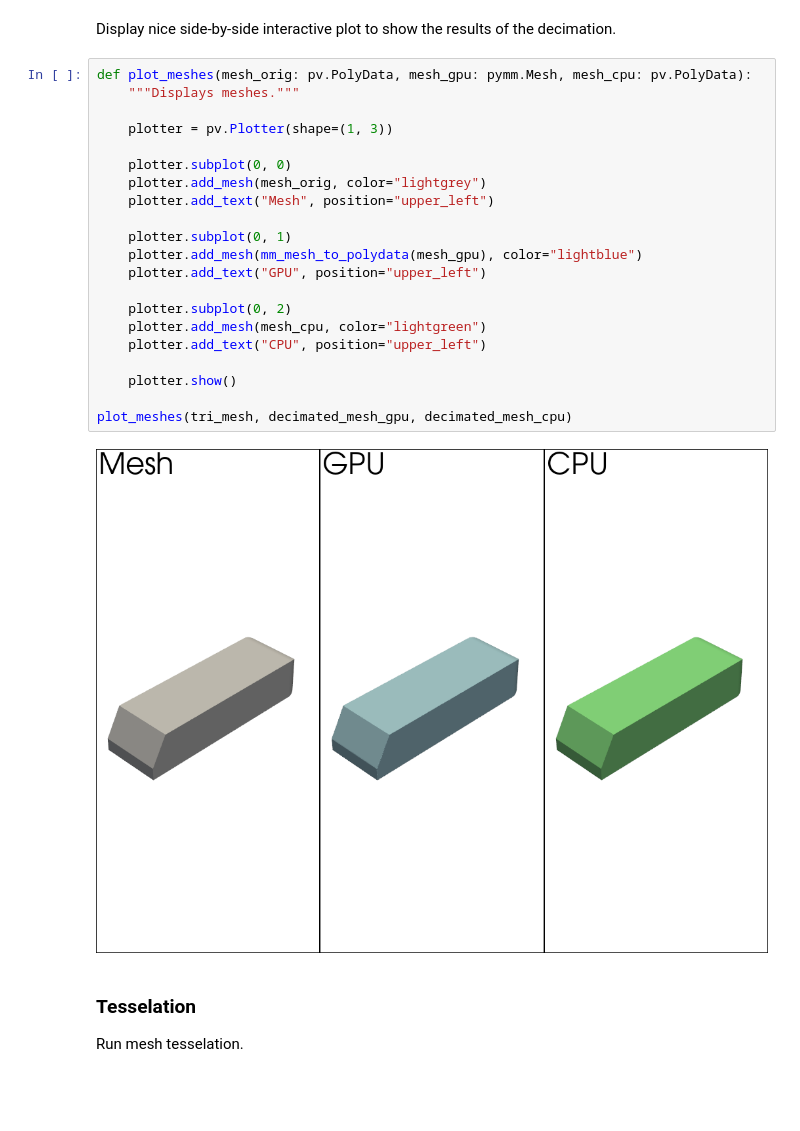
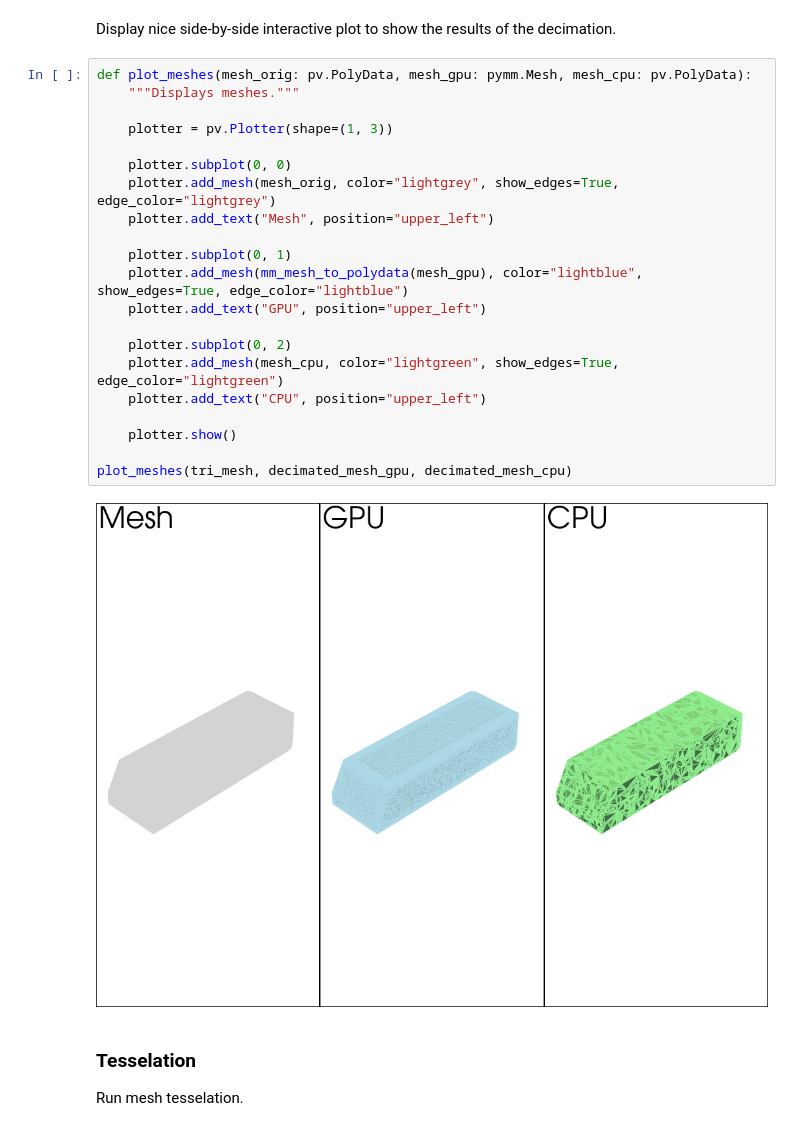
Before and after one commit to Alexey-Kamenev/Displacement-MicroMap-Toolkit, a Jupyter notebook: micromesh_python/notebook/remeshing.ipynb, the cells around one changed output. Saved outputs shown, nothing was run; the diff lists cells and outputs as text; blank space fills up the shorter version.

Commit message:
Add edge vis.

```diff
--- a/micromesh_python/notebook/remeshing.ipynb
+++ b/micromesh_python/notebook/remeshing.ipynb
@@ -256,26 +256,26 @@ Display nice side-by-side interactive plot to show the results of the decimation
 # %%
 def plot_meshes(mesh_orig: pv.PolyData, mesh_gpu: pymm.Mesh, mesh_cpu: pv.PolyData):
     """Displays meshes."""
 
     plotter = pv.Plotter(shape=(1, 3))
 
     plotter.subplot(0, 0)
-    plotter.add_mesh(mesh_orig, color="lightgrey")
+    plotter.add_mesh(mesh_orig, color="lightgrey", show_edges=True, edge_color="lightgrey")
     plotter.add_text("Mesh", position="upper_left")
 
     plotter.subplot(0, 1)
-    plotter.add_mesh(mm_mesh_to_polydata(mesh_gpu), color="lightblue")
+    plotter.add_mesh(mm_mesh_to_polydata(mesh_gpu), color="lightblue", show_edges=True, edge_color="lightblue")
     plotter.add_text("GPU", position="upper_left")
 
     plotter.subplot(0, 2)
-    plotter.add_mesh(mesh_cpu, color="lightgreen")
+    plotter.add_mesh(mesh_cpu, color="lightgreen", show_edges=True, edge_color="lightgreen")
     plotter.add_text("CPU", position="upper_left")
 
     plotter.show()
 
 plot_meshes(tri_mesh, decimated_mesh_gpu, decimated_mesh_cpu)
 # %% [output]
-[figure, old version]
+[figure, new version]
 # %% [markdown]
 ### Tesselation
 
```
Also changed, not shown: parts of 8 cells of this notebook, 1 other file.
